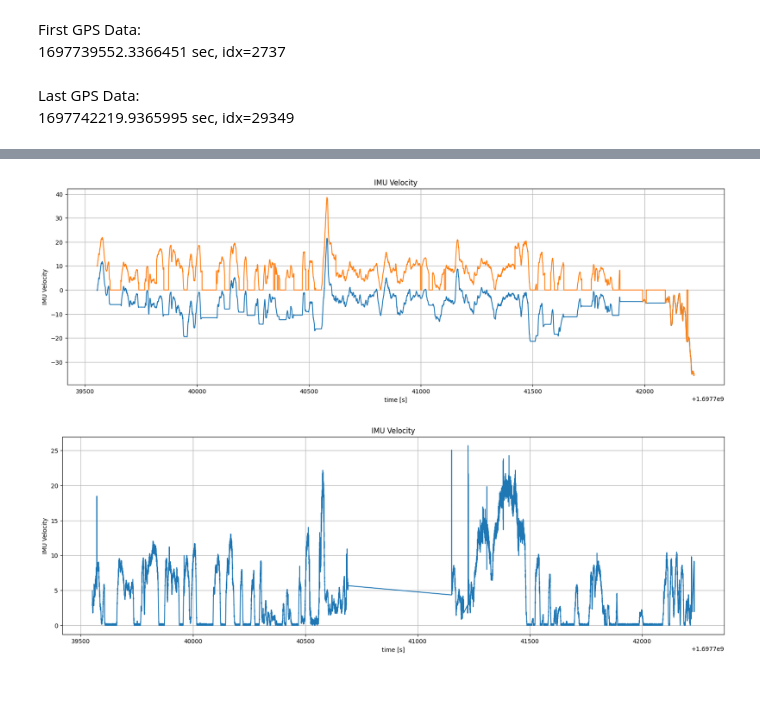
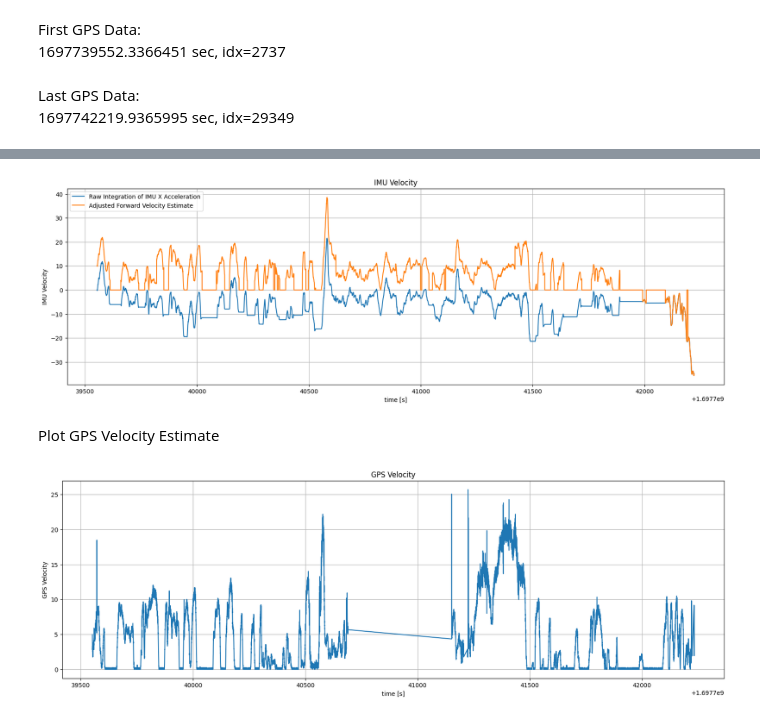
Before and after one commit to meuliano/AutonomousFieldRobotics, a Jupyter notebook: HW5/hw5_euliano.ipynb, the cells around one changed output, grey strips where cells are left out. Cells and saved outputs as stored; diff of their text form; code cells hidden in the pictures; blank space fills up the shorter version.

```diff
--- a/HW5/hw5_euliano.ipynb
+++ b/HW5/hw5_euliano.ipynb
@@ -61,5 +61,6 @@ lin_accel_z = pd.read_csv(data_imu, index_col=32)
 imu_yr = ang_vel_z.index[54719:588367]
 imu_grav = lin_accel_z.index[54719:588367]
 imu_a_all = lin_accel_x.index[:]
-imu_a = lin_accel_x.index[54719:588367]
+imu_a_raw = list(lin_accel_x.index[54719:588367])
+imu_a = np.copy(imu_a_raw)
 imu_t = imu_time.index[54719:588367]
@@ -97,6 +88,6 @@ imu_grav[0]
 # %%
-print(np.average(imu_grav[:]))
+# Compensate for Incline/Decline using Gravity
 grav_avg = np.average(imu_grav[:])
 grav_diff = [imu_grav[i] - grav_avg for i in range(len(imu_grav))]
 
-imu_a_new = [imu_a[i] - grav_diff[i] for i in range(len(imu_a))]
+imu_a = [imu_a[i] - grav_diff[i] for i in range(len(imu_a))]
@@ -114,0 +96,8 @@ ax.grid()
+# %%
+imu_a = imu_a - np.average(imu_a)
+
+for i in range(1,len(stopped_iters)):
+    start_iter = stopped_iters[i-1]
+    end_iter = stopped_iters[i]
+    avg_a = (imu_a[start_iter] + imu_a[end_iter])/2
+    imu_a[start_iter:end_iter] = imu_a[start_iter:end_iter] - avg_a
@@ -156,44 +136,34 @@ ax.grid()
 # %%
-imu_v = integrate.cumtrapz(imu_a_new1, imu_t)
+imu_v = integrate.cumtrapz(imu_a, imu_t)
 
-imu_v1 = np.copy(imu_v)
+imu_v_raw = np.copy(imu_v)
 
 num_iters = 10
 samples_per_iter = int(len(imu_v)/num_iters)
 start_iter = 0
 
 for i in range(1,num_iters):
     end_iter = start_iter + samples_per_iter
 
     imu_v_min = min(imu_v[start_iter : end_iter])
     imu_v[start_iter : end_iter] = [imu_v[ii] - imu_v_min for ii in range(start_iter, end_iter)]
 
     start_iter += samples_per_iter
 
 imu_v[stopped_iters] = 0
 
-
-# for i in range(1, len(stopped_iters)):
-
-#     DRAW LINE BETWEEN
-
-
-    # if (zero_iters[iter] > 1):
-    #     for i in range(1,zero_iters[iter]):
-    #         start_idx = start_iter - i * samples_per_iter
-    #         end_idx = start_iter - (i-1) * samples_per_iter
-
-    #         imu_v[start_idx : end_idx] = [imu_v[i] - imu_v[start_idx] for i in range(start_idx, end_idx)]
-
 fig, ax = plt.subplots(figsize=(20, 6))
-ax.plot(imu_t[1:], imu_v1)
-ax.plot(imu_t[1:], imu_v)
+ax.plot(imu_t[1:], imu_v_raw, label='Raw Integration of IMU X Acceleration')
+ax.plot(imu_t[1:], imu_v, label='Adjusted Forward Velocity Estimate')
+ax.legend(loc="upper left")
 ax.set_xlabel('time [s]')
 ax.set_ylabel('IMU Velocity')
 ax.set_title('IMU Velocity')
 ax.grid()
 # %% [output]
-[figure, old version]
+[figure, new version]
+# %% [markdown]
+Plot GPS Velocity Estimate
 # %%
 # GPS Velocity
 gps_v = []
```
Also changed, not shown: parts of 30 cells of this notebook, 2 other files.
